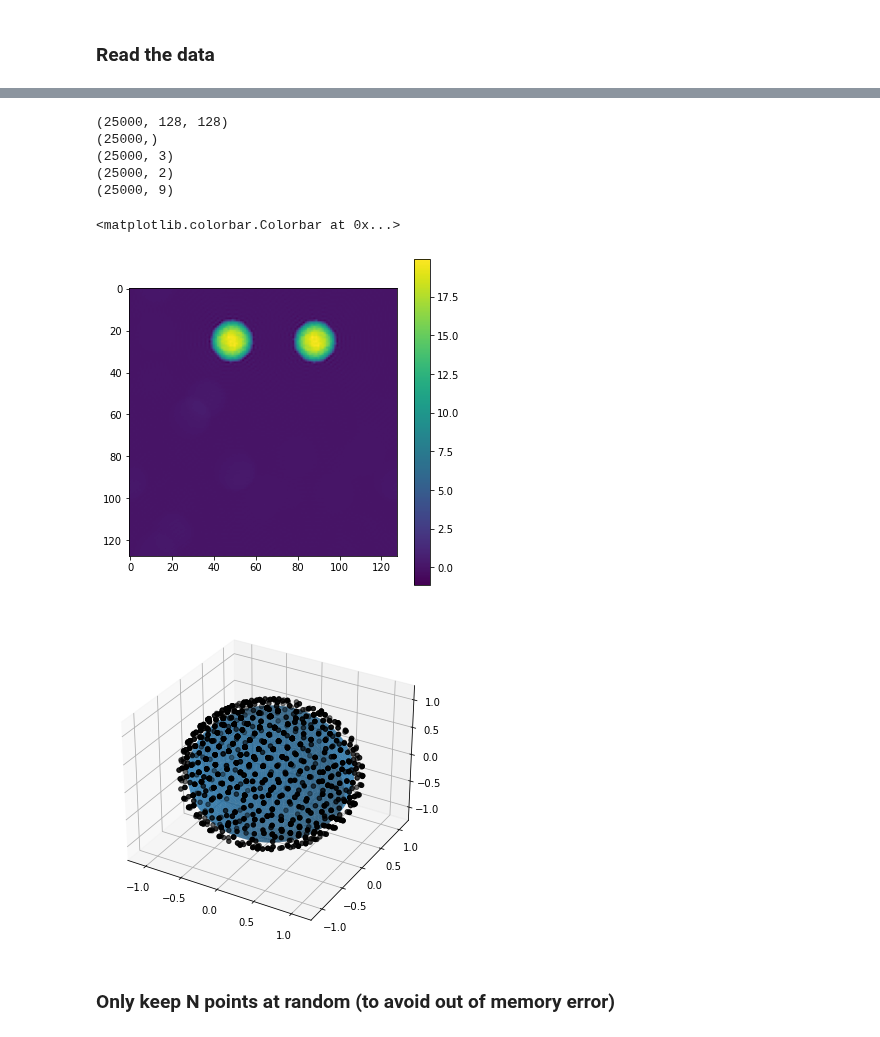
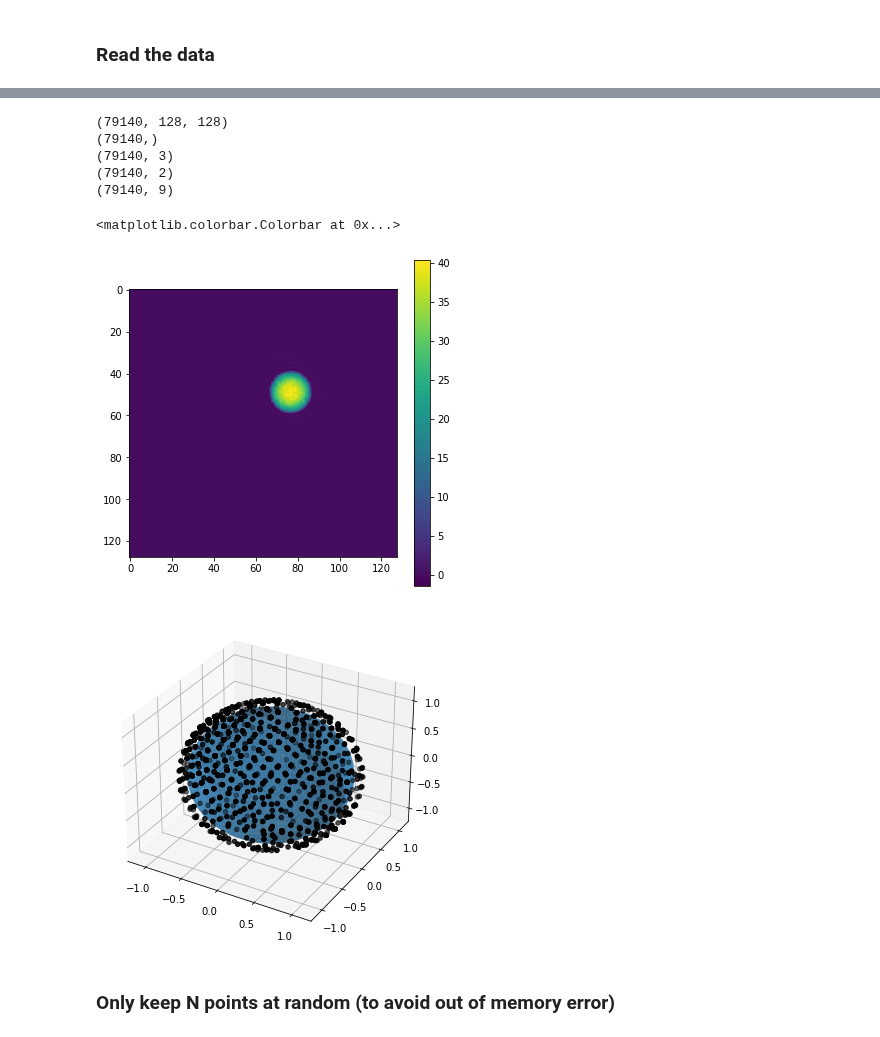
Before and after one commit to bogdantoader/simplecryoem, a Jupyter notebook: nb/Reconstruction_data.ipynb, the cells around one changed output, grey strips where cells are left out. Saved outputs shown, nothing was run; the diff lists cells and outputs as text; code cells hidden in the pictures.

```diff
--- a/nb/Reconstruction_data.ipynb
+++ b/nb/Reconstruction_data.ipynb
@@ -80,0 +78,35 @@ load_data: data loaded, time:  16.409947633743286
+# %%
+classes = [0, 4, 9]
+
+data_dir = "/gpfs/gibbs/pi/lederman/dge5/SimulatedData/"
+star_file = f"projections/volume{classes[0]}.star"
+
+params0, imgs0 = load_data(data_dir, star_file, load_imgs = True, fourier = False)
+
+
+data_dir = "/gpfs/gibbs/pi/lederman/dge5/SimulatedData/"
+star_file = f"projections/volume{classes[1]}.star"
+
+params1, imgs1 = load_data(data_dir, star_file, load_imgs = True, fourier = False)
+
+data_dir = "/gpfs/gibbs/pi/lederman/dge5/SimulatedData/"
+star_file = f"projections/volume{classes[2]}.star"
+
+params2, imgs2 = load_data(data_dir, star_file, load_imgs = True, fourier = False)
+
+imgs0 = np.concatenate([imgs0, imgs1, imgs2], axis=0)
+
+ctf_params0 = np.concatenate([params0["ctf_params"], params1["ctf_params"], params2["ctf_params"]], axis=0)
+pixel_size0 = np.concatenate([params0["pixel_size"], params1["pixel_size"], params2["pixel_size"]], axis=0)
+angles0 = np.concatenate([params0["angles"], params1["angles"], params2["angles"]], axis=0)
+shifts0 = np.concatenate([params0["shifts"], params1["shifts"], params2["shifts"]], axis=0)
+
+# Assuming all classes have the same number of images
+Nk = imgs1.shape[0]
+z_true0 = jnp.zeros((Nk,))
+z_true1 = jnp.ones((Nk,))
+z_true2 = 2*jnp.ones((Nk,))
+
+z_true = jnp.concatenate([z_true0, z_true1, z_true2])
+
+del(imgs1, imgs2, params0, params1, params2)
@@ -81,4 +120,6 @@ load_data: data loaded, time:  16.409947633743286
 # %%
+out_dir = '../data/out_dev/'
+
 print(imgs0.shape)
 print(pixel_size0.shape)
 print(angles0.shape)
@@ -87,20 +128,20 @@ print(ctf_params0.shape)
 nx0 = imgs0.shape[-1]
 #plt.imshow(np.abs(jnp.fft.fftshift(imgs_f0[101]))); plt.colorbar()
 # %% [output]
-(25000, 128, 128)
-(25000,)
-(25000, 3)
-(25000, 2)
-(25000, 9)
+(79140, 128, 128)
+(79140,)
+(79140, 3)
+(79140, 2)
+(79140, 9)
 # %%
-plt.imshow(imgs0[11]); plt.colorbar()
+plt.imshow(imgs0[1]); plt.colorbar()
 # %% [output]
 <matplotlib.colorbar.Colorbar at 0x...>
-[figure, old version]
+[figure, new version]
 # %%
 plot_angles(-angles0[np.random.permutation(imgs0.shape[0]-1)[:2000]])
 # %% [output]
-[figure, old version]
+[figure, new version]
 # %% [markdown]
 ### Only keep N points at random (to avoid out of memory error)
 # %%
```
Also changed, not shown: parts of 34 cells of this notebook, 4 other files.
